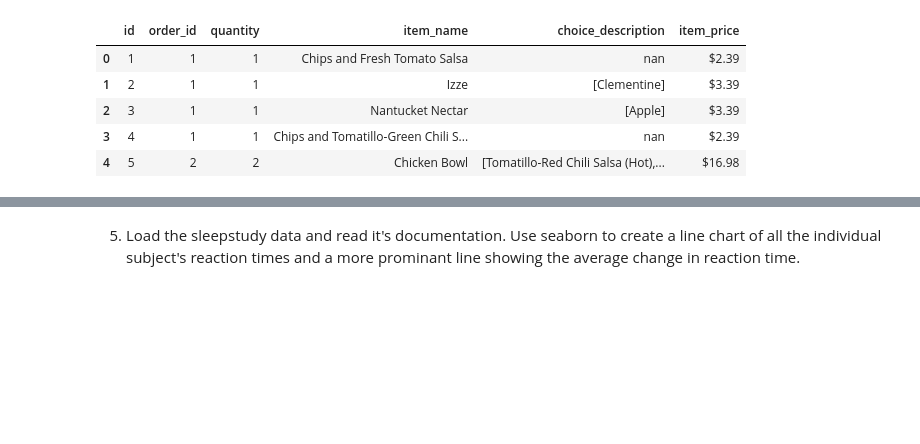
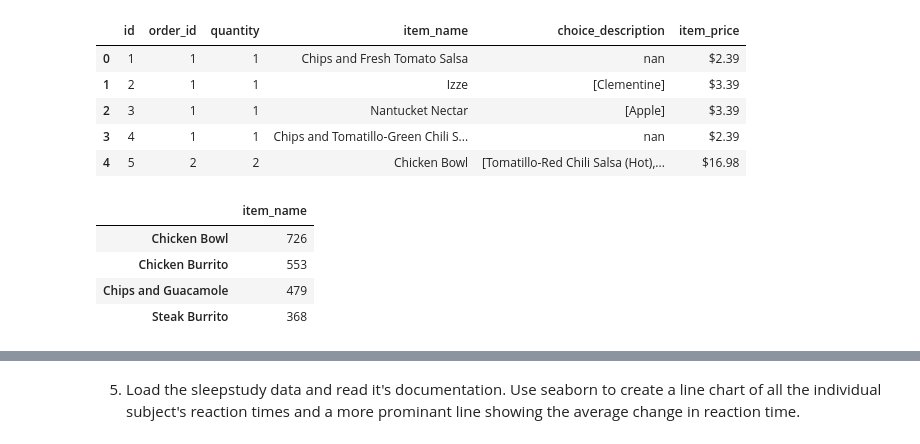
Before and after one commit to David-Howell/numpy-pandas-visualization-exercises, a Jupyter notebook: seaborn_exercises.ipynb, the cells around one changed output, grey strips where cells are left out. Cells and saved outputs as stored; diff of their text form; code cells hidden in the pictures; blank space fills up the shorter version.

```diff
--- a/seaborn_exercises.ipynb
+++ b/seaborn_exercises.ipynb
@@ -433 +441,11 @@ orders.head()
+# %%
+# best_sellers= orders.groupby('item_name').quantity.agg('sum')
+best_sellers= orders.item_name.value_counts()[0:4]
+pd.DataFrame(best_sellers)
+# %% [output]
+|  | item_name |
+| Chicken Bowl | 726 |
+| Chicken Burrito | 553 |
+| Chips and Guacamole | 479 |
+| Steak Burrito | 368 |
 # %%
```
Also changed, not shown: parts of 3 cells of this notebook.
